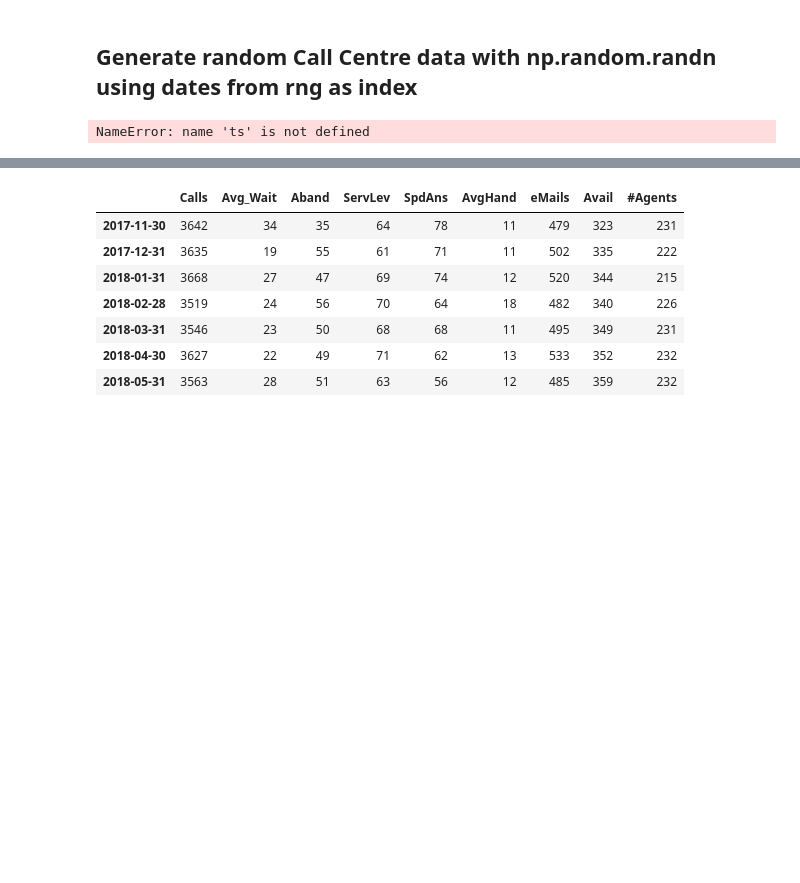
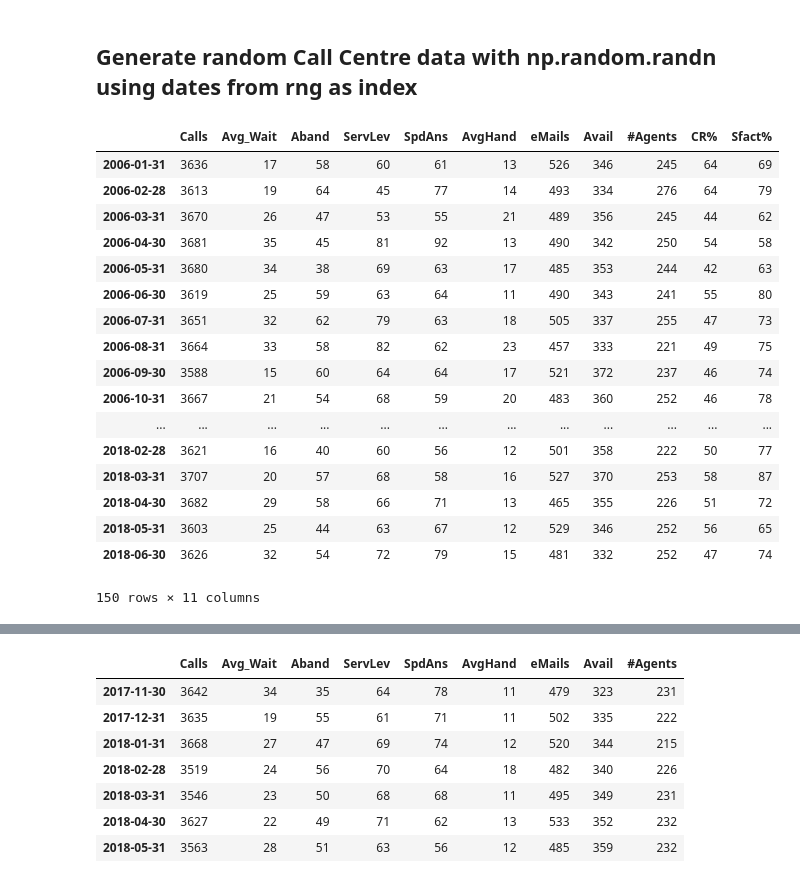
Before and after one commit to eamonnofarrell/Programming_Project, a Jupyter notebook: Prog_Project.ipynb, the cells around one changed output, grey strips where cells are left out. Saved outputs shown, nothing was run; the diff lists cells and outputs as text; code cells hidden in the pictures; blank space fills up the shorter version.

```diff
--- a/Prog_Project.ipynb
+++ b/Prog_Project.ipynb
@@ -63,19 +63,36 @@ DatetimeIndex(['2006-01-31', '2006-02-28', '2006-03-31', '2006-04-30',
 # %%
 Calls = pd.DataFrame(np.random.poisson(3617, len(rng)), index=rng, columns = ["Calls"])
 Calls["Avg_Wait"] = pd.DataFrame.assign(np.random.poisson(27, len(rng)))
 Calls["Aband"] = pd.DataFrame.assign(np.random.poisson(50, len(rng)))
 Calls["ServLev"] = pd.DataFrame.assign(np.random.poisson(65, len(rng)))
 Calls["SpdAns"] = pd.DataFrame.assign(np.random.poisson(65, len(rng)))
 Calls["AvgHand"] = pd.DataFrame.assign(np.random.poisson(15, len(rng)))
 Calls["eMails"] = pd.DataFrame.assign(np.random.poisson(500, len(rng)))
 Calls["Avail"] = pd.DataFrame.assign(np.random.poisson(347, len(rng)))
 Calls["#Agents"] = pd.DataFrame.assign(np.random.poisson(241, len(rng)))
-Calls["Ocup %"] = pd.DataFrame.assign((ts.Num_Agents / ts.Avail_Hours)*100)
-Calls["Ocup %"] = Calls["Ocup %"].apply(np.round)
-Calls["CR %"] =  pd.DataFrame.assign(np.random.poisson(50, len(rng)))
-Calls["Sfact %"] =  pd.DataFrame.assign(np.random.poisson(70, len(rng)))
+#Calls["Ocup %"] = pd.DataFrame.assign((Calls.#Agents / Calls.Avail)*100)
+#Calls["Ocup %"] = Calls["Ocup %"].apply(np.round)
+Calls["CR%"] =  pd.DataFrame.assign(np.random.poisson(50, len(rng)))
+Calls["Sfact%"] =  pd.DataFrame.assign(np.random.poisson(70, len(rng)))
 Calls
 # %% [output]
+|  | Calls | Avg_Wait | Aband | ServLev | SpdAns | AvgHand | eMails | Avail | #Agents | CR% | Sfact% |
+| 2006-01-31 | 3636 | 17 | 58 | 60 | 61 | 13 | 526 | 346 | 245 | 64 | 69 |
+| 2006-02-28 | 3613 | 19 | 64 | 45 | 77 | 14 | 493 | 334 | 276 | 64 | 79 |
+| 2006-03-31 | 3670 | 26 | 47 | 53 | 55 | 21 | 489 | 356 | 245 | 44 | 62 |
+| 2006-04-30 | 3681 | 35 | 45 | 81 | 92 | 13 | 490 | 342 | 250 | 54 | 58 |
+| 2006-05-31 | 3680 | 34 | 38 | 69 | 63 | 17 | 485 | 353 | 244 | 42 | 63 |
+| 2006-06-30 | 3619 | 25 | 59 | 63 | 64 | 11 | 490 | 343 | 241 | 55 | 80 |
+| 2006-07-31 | 3651 | 32 | 62 | 79 | 63 | 18 | 505 | 337 | 255 | 47 | 73 |
+| 2006-08-31 | 3664 | 33 | 58 | 82 | 62 | 23 | 457 | 333 | 221 | 49 | 75 |
+| 2006-09-30 | 3588 | 15 | 60 | 64 | 64 | 17 | 521 | 372 | 237 | 46 | 74 |
+| 2006-10-31 | 3667 | 21 | 54 | 68 | 59 | 20 | 483 | 360 | 252 | 46 | 78 |
+| ... | ... | ... | ... | ... | ... | ... | ... | ... | ... | ... | ... |
+| 2018-02-28 | 3621 | 16 | 40 | 60 | 56 | 12 | 501 | 358 | 222 | 50 | 77 |
+| 2018-03-31 | 3707 | 20 | 57 | 68 | 58 | 16 | 527 | 370 | 253 | 58 | 87 |
+| 2018-04-30 | 3682 | 29 | 58 | 66 | 71 | 13 | 465 | 355 | 226 | 51 | 72 |
+| 2018-05-31 | 3603 | 25 | 44 | 63 | 67 | 12 | 529 | 346 | 252 | 56 | 65 |
+| 2018-06-30 | 3626 | 32 | 54 | 72 | 79 | 15 | 481 | 332 | 252 | 47 | 74 |
-NameError: name 'ts' is not defined
+150 rows × 11 columns
 # %%
 Calls.mean()
```
Also changed, not shown: parts of 1 cell of this notebook.
